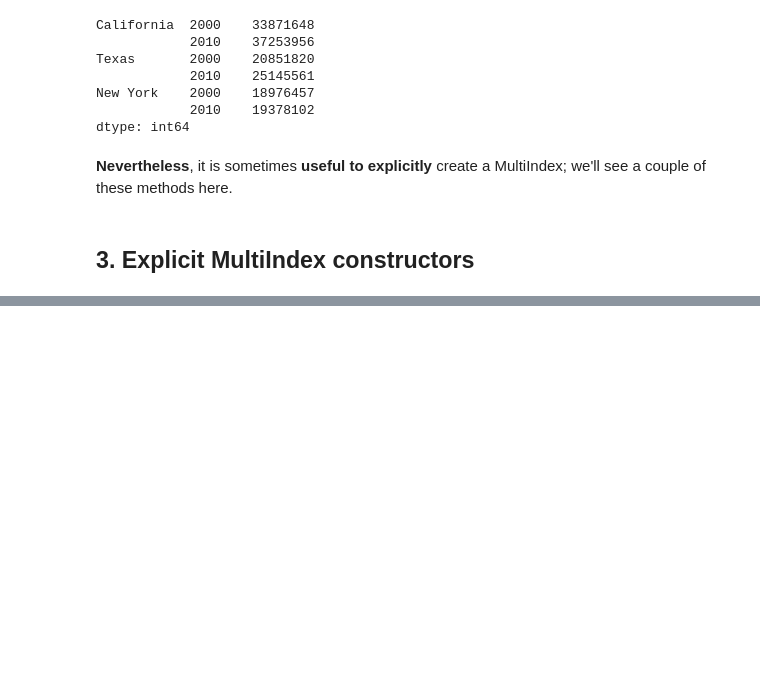
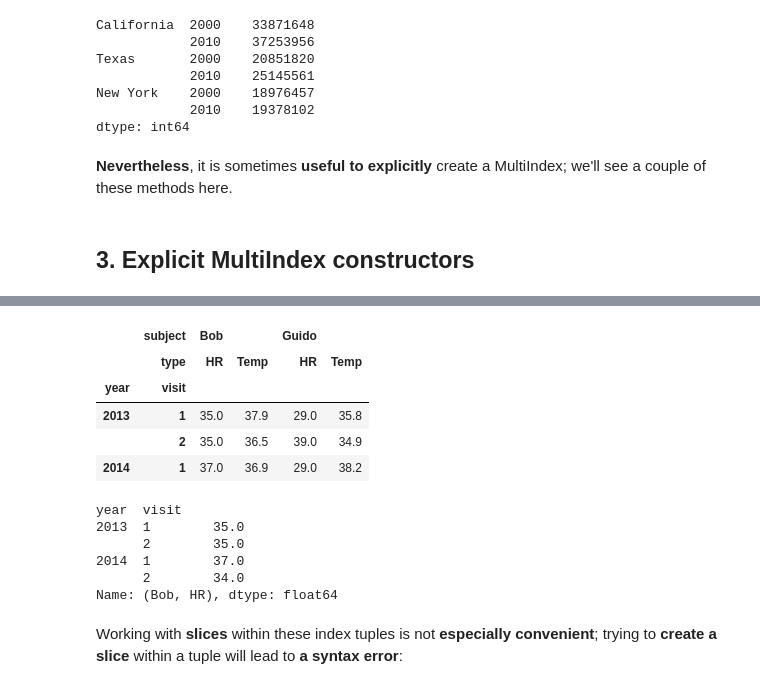
Before and after one commit to chenshanghao/Data_Science_Learning, a Jupyter notebook: 2 Pandas/5 Hierarchical Indexing.ipynb, the cells around one changed output, grey strips where cells are left out. Saved outputs shown, nothing was run; the diff lists cells and outputs as text; code cells hidden in the pictures; blank space fills up the shorter version.

```diff
--- a/2 Pandas/5 Hierarchical Indexing.ipynb
+++ b/2 Pandas/5 Hierarchical Indexing.ipynb
@@ -173,0 +363,20 @@ dtype: int64
+# %%
+health_data.iloc[:3, :4]
+# %% [output]
+|  | subject | Bob |  | Guido |  |
+|  | type | HR | Temp | HR | Temp |
+| year | visit |  |  |  |  |
+| 2013 | 1 | 35.0 | 37.9 | 29.0 | 35.8 |
+|  | 2 | 35.0 | 36.5 | 39.0 | 34.9 |
+| 2014 | 1 | 37.0 | 36.9 | 29.0 | 38.2 |
+# %%
+health_data.loc[:, ('Bob', 'HR')]
+# %% [output]
+year  visit
+2013  1        35.0
+      2        35.0
+2014  1        37.0
+      2        34.0
+Name: (Bob, HR), dtype: float64
+# %% [markdown]
+Working with **slices** within these index tuples is not **especially convenient**; trying to **create a slice** within a tuple will lead to **a syntax error**:
```
Also changed, not shown: parts of 68 cells of this notebook.
